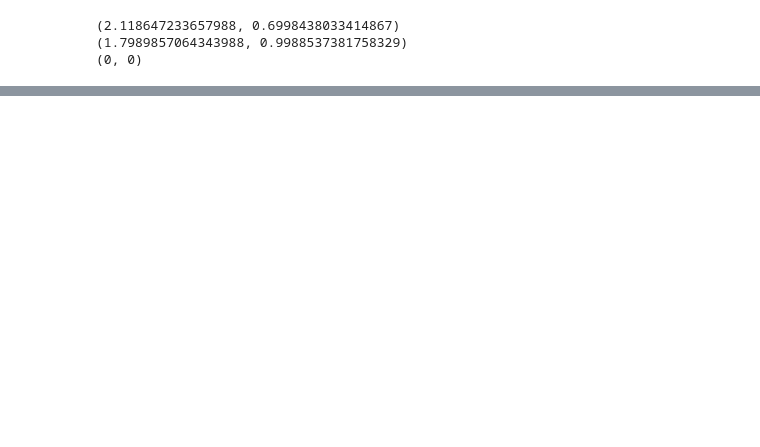
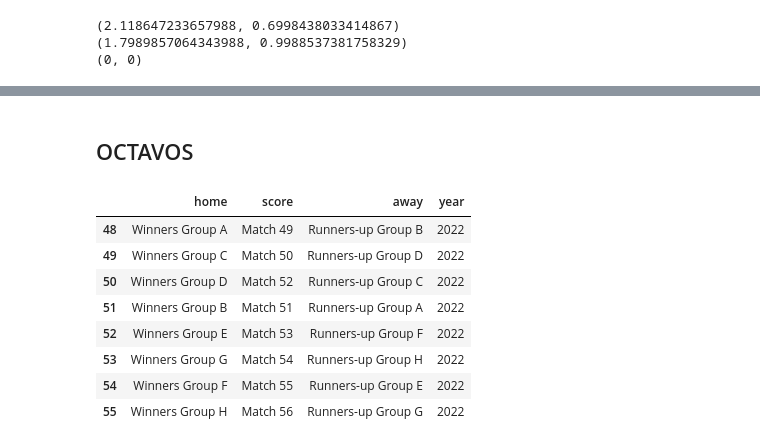
Before and after one commit to alberespi/FIFA22_WorldCup_Prediction, a Jupyter notebook: worldcup_prediction.ipynb, the cells around one changed output, grey strips where cells are left out. Saved outputs shown, nothing was run; the diff lists cells and outputs as text; code cells hidden in the pictures; blank space fills up the shorter version.

```diff
--- a/worldcup_prediction.ipynb
+++ b/worldcup_prediction.ipynb
@@ -82,0 +194,14 @@ print(predict_points('Qatar (H)', 'Ecuador')) # Qatar vs Team X -> 0 points to b
+# %% [markdown]
+## OCTAVOS
+# %%
+df_fixture_knockout
+# %% [output]
+|  | home | score | away | year |
+| 48 | Winners Group A | Match 49 | Runners-up Group B | 2022 |
+| 49 | Winners Group C | Match 50 | Runners-up Group D | 2022 |
+| 50 | Winners Group D | Match 52 | Runners-up Group C | 2022 |
+| 51 | Winners Group B | Match 51 | Runners-up Group A | 2022 |
+| 52 | Winners Group E | Match 53 | Runners-up Group F | 2022 |
+| 53 | Winners Group G | Match 54 | Runners-up Group H | 2022 |
+| 54 | Winners Group F | Match 55 | Runners-up Group E | 2022 |
+| 55 | Winners Group H | Match 56 | Runners-up Group G | 2022 |
```
Also changed, not shown: parts of 30 cells of this notebook.
